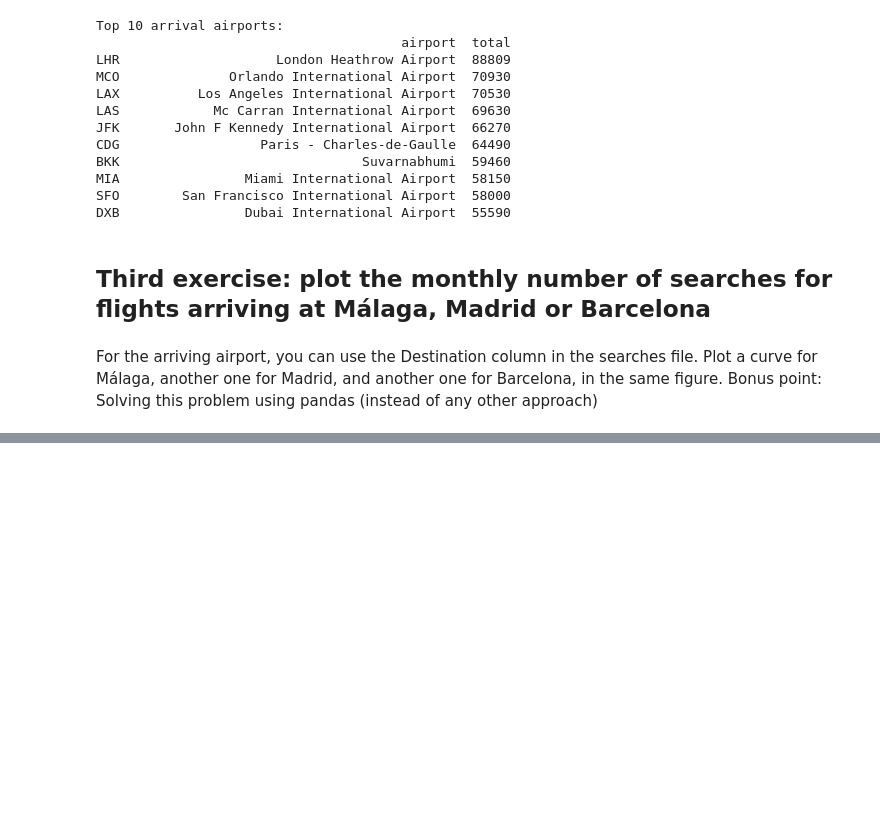
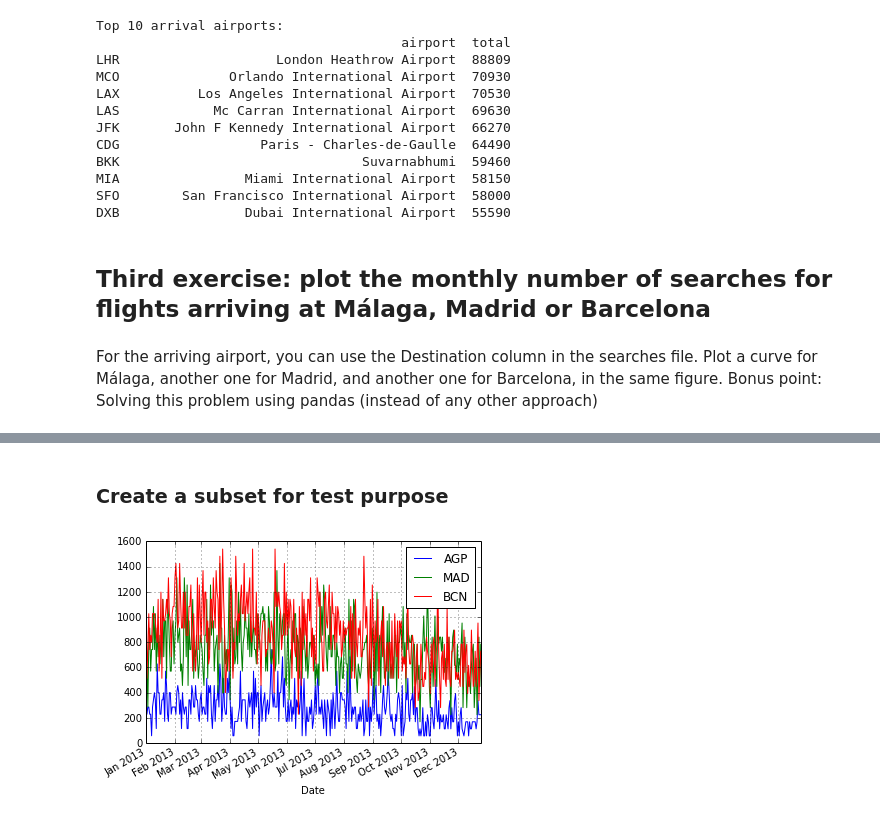
Before and after one commit to msprunck/amadeus-test, a Jupyter notebook: Amadeus Technical Test.ipynb, the cells around one changed output, grey strips where cells are left out. Saved outputs shown, nothing was run; the diff lists cells and outputs as text; code cells hidden in the pictures; blank space fills up the shorter version.

```diff
--- a/Amadeus Technical Test.ipynb
+++ b/Amadeus Technical Test.ipynb
@@ -123,0 +139,2 @@ For the arriving airport, you can use the Destination column in the searches fil
+# %% [markdown]
+### Create a subset for test purpose
@@ -123,0 +143,69 @@ For the arriving airport, you can use the Destination column in the searches fil
+# %%
+import os
+import numpy
+import pandas as pd
+
+# HDFS store filename
+fstore = 'bookings.h5'
+# Data filename
+#fdata = './data/searches2.csv'
+fdata = './data/searches.csv'
+
+store = pd.HDFStore(fstore,mode='w')
+
+if 'df' in store:
+    store.remove('df')
+
+searches_cols = ['Date', 'Destination']
+
+def readInput(filename):
+    """Append data to the HDFS store."""
+    for chunk in pd.read_csv(filename, dtype={'Date': numpy.str_, 'Destination': numpy.str_}, chunksize=50000, sep='^', usecols=searches_cols):
+            #chunk['Destination'] = chunk['Destination'].str.strip()
+            try:
+                # Drop row with NA value
+                chunk = chunk.dropna()
+                store.append('df',chunk, data_columns=['dateTime', 'Destination'])
+            except ValueError as e:
+                chunk.to_csv('./data/error.csv')
+                raise
+
+def searchesByAirport(destination):
+    """Count searches by destination airport."""
+    selection = store.select('df', where=["Destination='%s'" % destination])
+
+    # group by month
+    selection['Date'] = pd.to_datetime(selection['Date'])
+    grouped = selection.groupby([pd.Grouper(freq='1d', key='Date')])
+
+    # count the number of search
+    total = grouped.count()
+
+    # Rearange DataFrame
+    del total['Destination']
+    total.columns = [destination]
+    return total
+
+try:
+    # Read input file
+    readInput(fdata)
+
+    # Malaga
+    malaga = searchesByAirport('AGP')
+    # Madrid
+    madrid = searchesByAirport('MAD')
+    # Barcelona
+    barcelona = searchesByAirport('BCN')
+
+    # Plot results
+    ax = malaga.plot()
+    madrid.plot(ax = ax)
+    barcelona.plot(ax = ax)
+finally:
+    # Release HDFS store
+    store.close()
+    os.remove(fstore)
+
+#print "store:\n%s" % store
+# %% [output]
+[figure, added]
```
Also changed, not shown: parts of 4 cells of this notebook.
